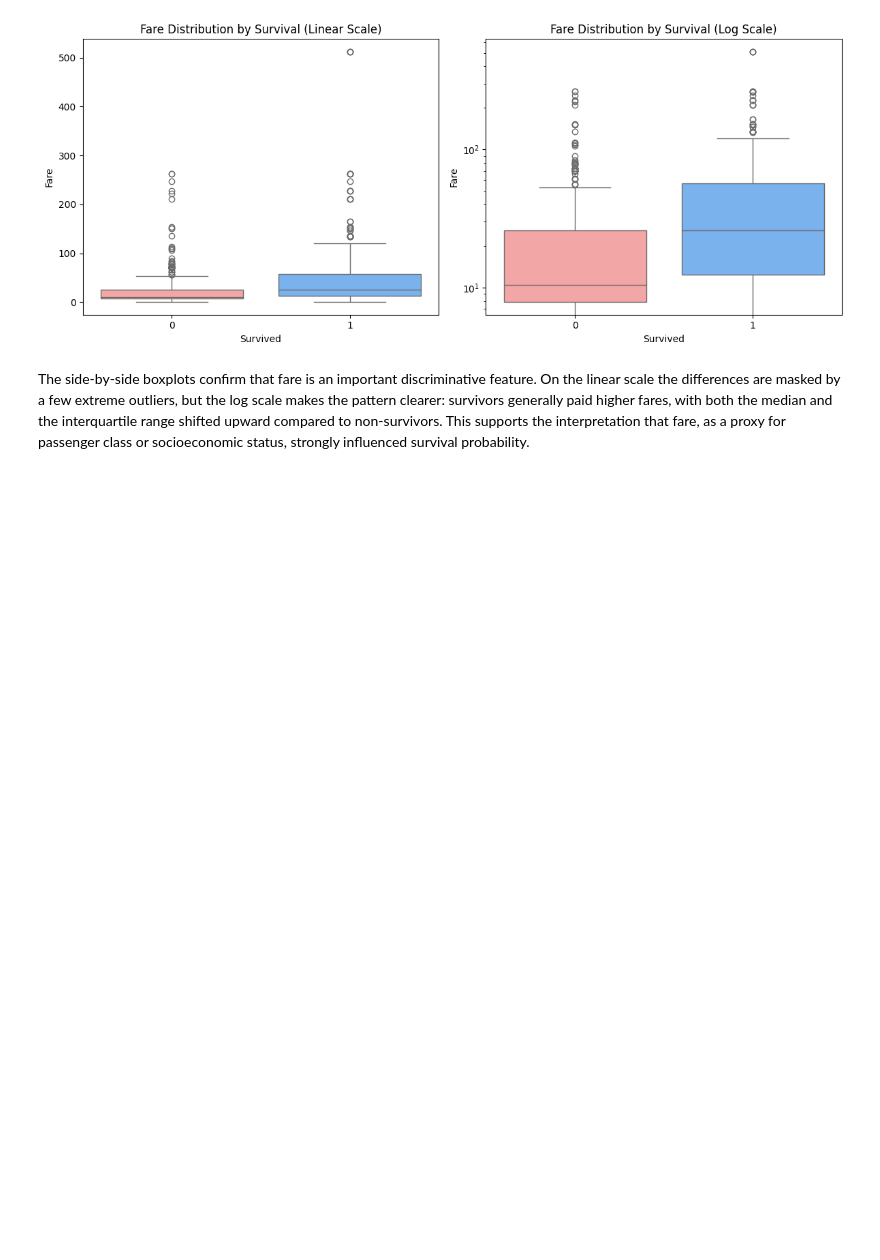
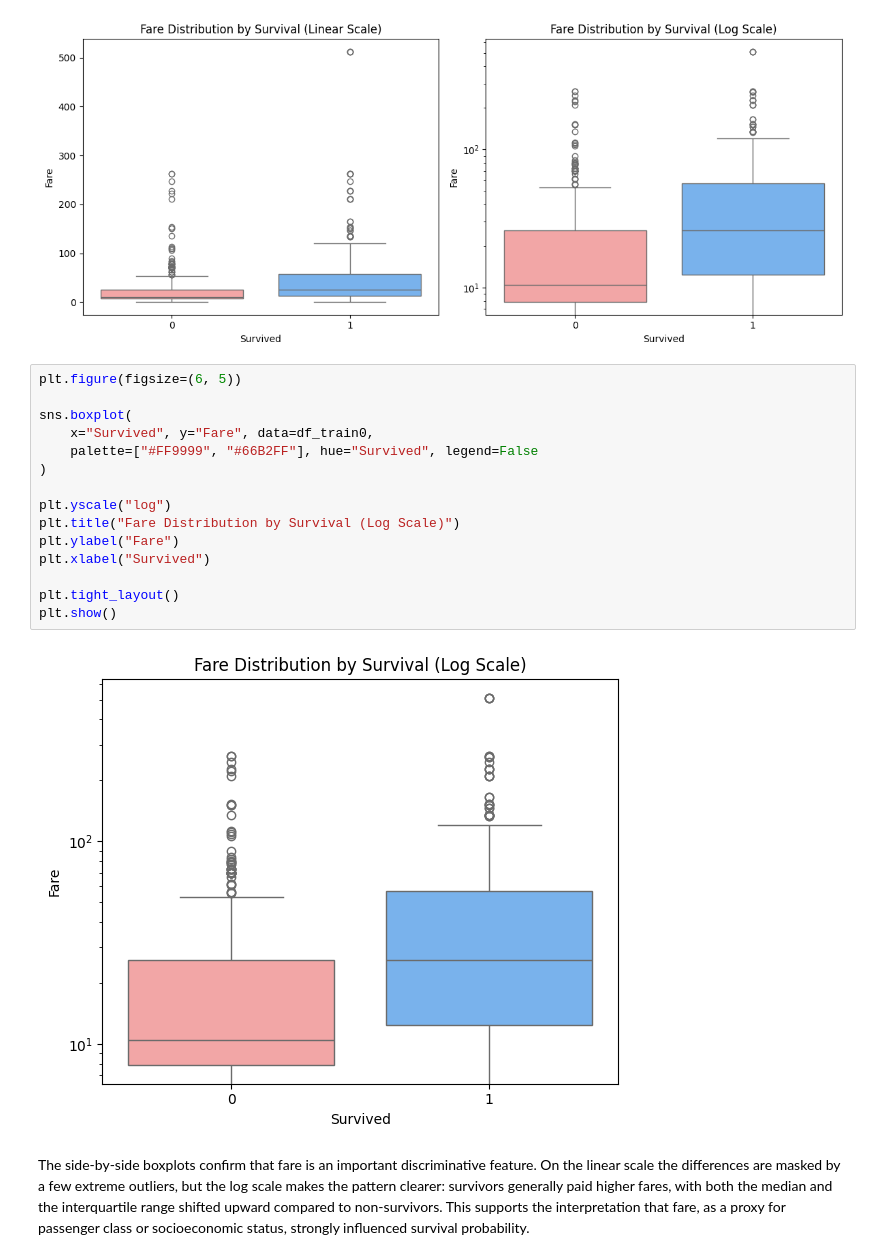
Before and after one commit to fede-giorgi/Transformer_is_All_You_Need, a Jupyter notebook: project.ipynb, the cells around one changed output. Cells and saved outputs as stored; diff of their text form; blank space fills up the shorter version.

```diff
--- a/project.ipynb
+++ b/project.ipynb
@@ -412,6 +447,23 @@ plt.tight_layout()
 plt.show()
 # %% [output]
 [figure]
+# %%
+plt.figure(figsize=(6, 5))
+
+sns.boxplot(
+    x="Survived", y="Fare", data=df_train0,
+    palette=["#FF9999", "#66B2FF"], hue="Survived", legend=False
+)
+
+plt.yscale("log")
+plt.title("Fare Distribution by Survival (Log Scale)")
+plt.ylabel("Fare")
+plt.xlabel("Survived")
+
+plt.tight_layout()
+plt.show()
+# %% [output]
+[figure, added]
 # %% [markdown]
 The side-by-side boxplots confirm that fare is an important discriminative feature. On the linear scale the differences are masked by a few extreme outliers, but the log scale makes the pattern clearer: survivors generally paid higher fares, with both the median and the interquartile range shifted upward compared to non-survivors. This supports the interpretation that fare, as a proxy for passenger class or socioeconomic status, strongly influenced survival probability.
 # %%
```
Also changed, not shown: parts of 10 cells of this notebook.
